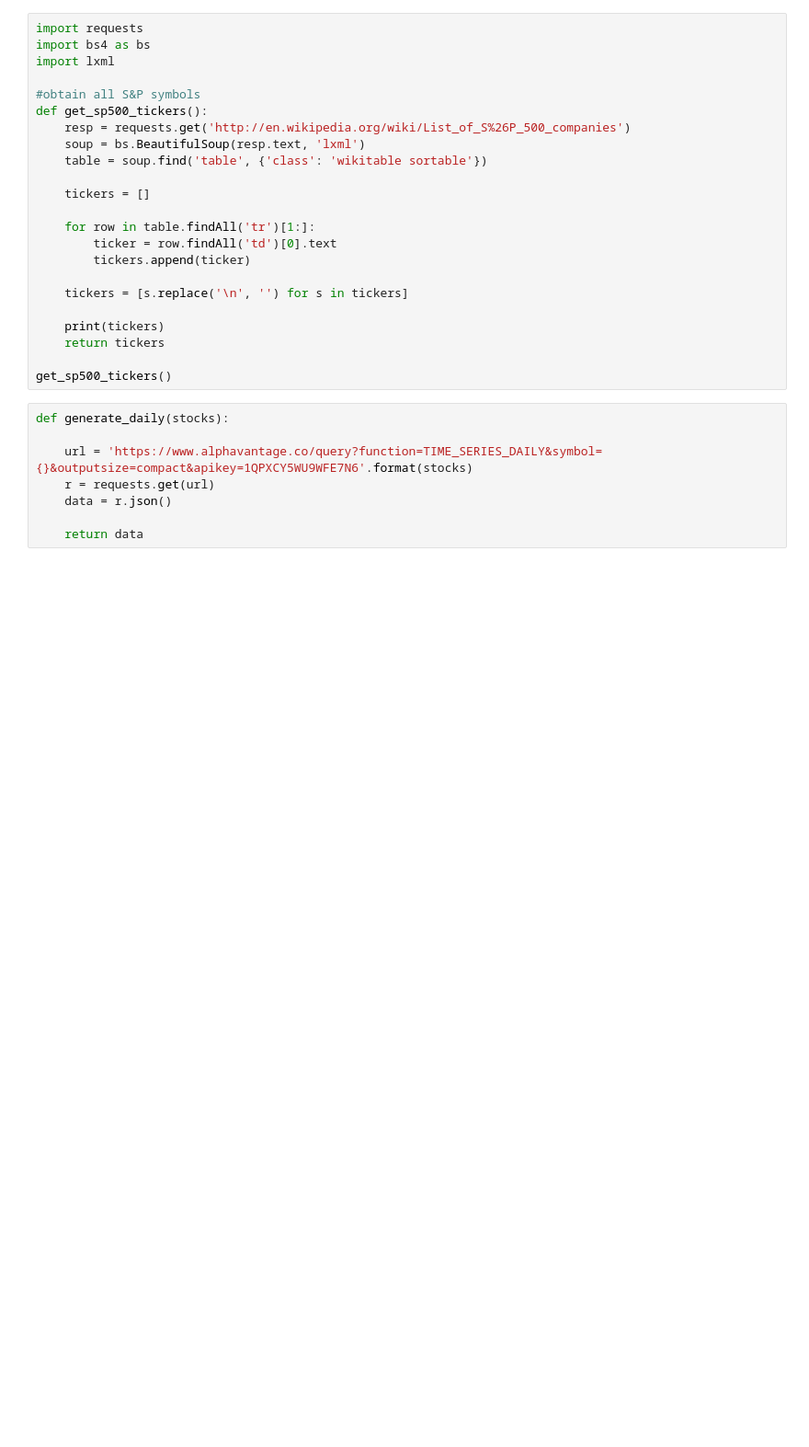
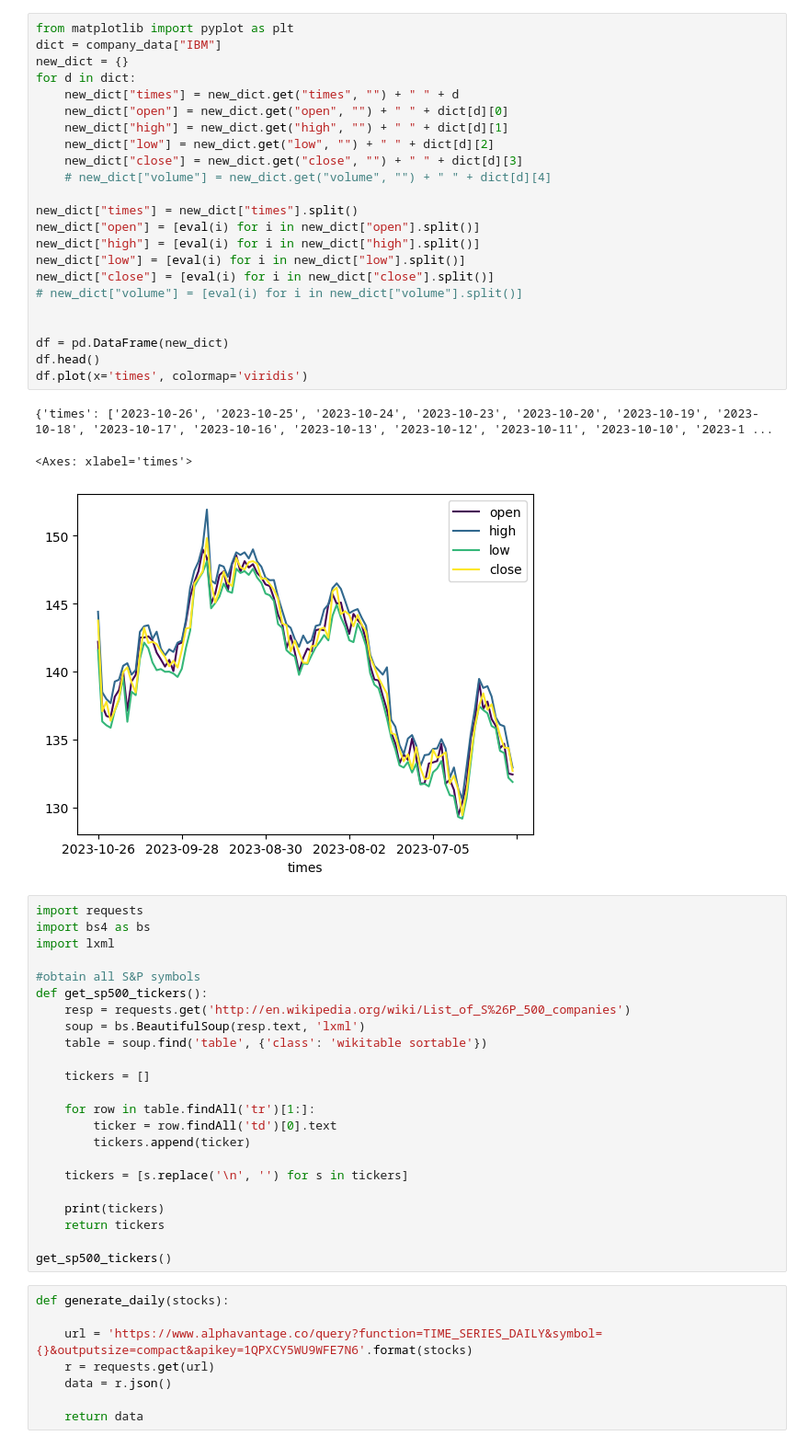
Before and after one commit to ayyao2/daml-stockprice, a Jupyter notebook: load_data.ipynb, the cells around one changed output. Shown at 92% size. Cells and saved outputs as stored; diff of their text form; blank space fills up the shorter version.

Commit message:
plotted data as a time series model

```diff
--- a/load_data.ipynb
+++ b/load_data.ipynb
@@ -30,3 +20,30 @@ KeyError: 'Time Series (Daily)'
+# %%
+from matplotlib import pyplot as plt
+dict = company_data["IBM"]
+new_dict = {}
+for d in dict:
+    new_dict["times"] = new_dict.get("times", "") + " " + d
+    new_dict["open"] = new_dict.get("open", "") + " " + dict[d][0]
+    new_dict["high"] = new_dict.get("high", "") + " " + dict[d][1]
+    new_dict["low"] = new_dict.get("low", "") + " " + dict[d][2]
+    new_dict["close"] = new_dict.get("close", "") + " " + dict[d][3]
+    # new_dict["volume"] = new_dict.get("volume", "") + " " + dict[d][4]
+
+new_dict["times"] = new_dict["times"].split()
+new_dict["open"] = [eval(i) for i in new_dict["open"].split()]
+new_dict["high"] = [eval(i) for i in new_dict["high"].split()]
+new_dict["low"] = [eval(i) for i in new_dict["low"].split()]
+new_dict["close"] = [eval(i) for i in new_dict["close"].split()]
+# new_dict["volume"] = [eval(i) for i in new_dict["volume"].split()]
+
+
+df = pd.DataFrame(new_dict)
+df.head()
+df.plot(x='times', colormap='viridis')
+# %% [output]
+{'times': ['2023-10-26', '2023-10-25', '2023-10-24', '2023-10-23', '2023-10-20', '2023-10-19', '2023-10-18', '2023-10-17', '2023-10-16', '2023-10-13', '2023-10-12', '2023-10-11', '2023-10-10', '2023-1 ...
+<Axes: xlabel='times'>
+[figure, added]
 # %%
 import requests
 import bs4 as bs
```
Also changed, not shown: parts of 2 cells of this notebook, 1 other file.
